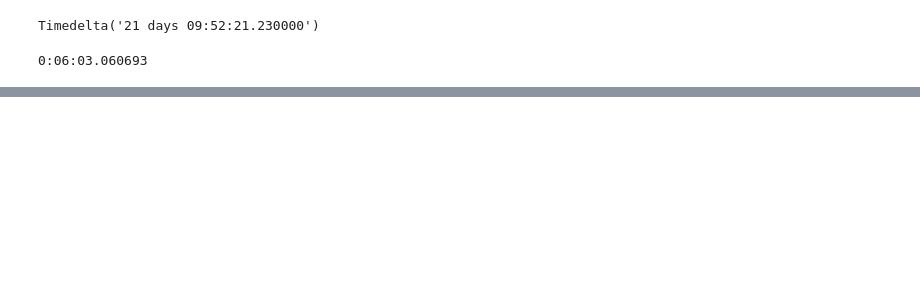
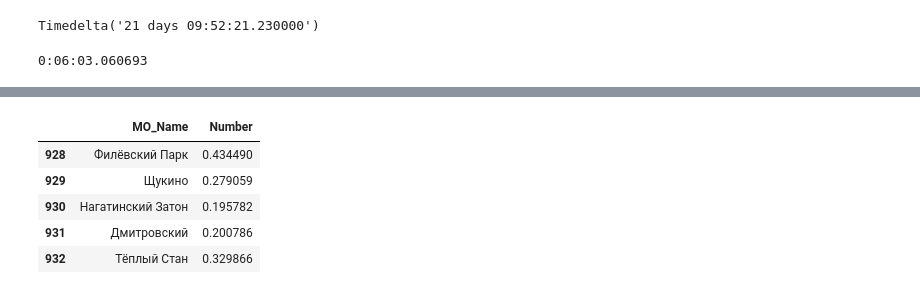
Before and after one commit to fleetmap/stat, a Jupyter notebook: data/get data .ipynb, the cells around one changed output, grey strips where cells are left out. Cells and saved outputs as stored; diff of their text form; code cells hidden in the pictures; blank space fills up the shorter version.

```diff
--- a/data/get data .ipynb
+++ b/data/get data .ipynb
@@ -255,0 +323,3 @@ dt_full_actual.to_csv('real_data_result.csv',index=False,sep=';')
+# %%
+dtt = dt_full_actual[(dt_full_actual.Weekday == 'вт') & (dt_full_actual.Hour == 11)][['MO_Name','Number']]
+#dtt.ix[dtt.Number > 3,'Number'] = 3
@@ -255,0 +334,9 @@ dt_full_actual.to_csv('real_data_result.csv',index=False,sep=';')
+# %%
+dtt.head()
+# %% [output]
+|  | MO_Name | Number |
+| 928 | Филёвский Парк | 0.434490 |
+| 929 | Щукино | 0.279059 |
+| 930 | Нагатинский Затон | 0.195782 |
+| 931 | Дмитровский | 0.200786 |
+| 932 | Тёплый Стан | 0.329866 |
```
Also changed, not shown: parts of 37 cells of this notebook.
